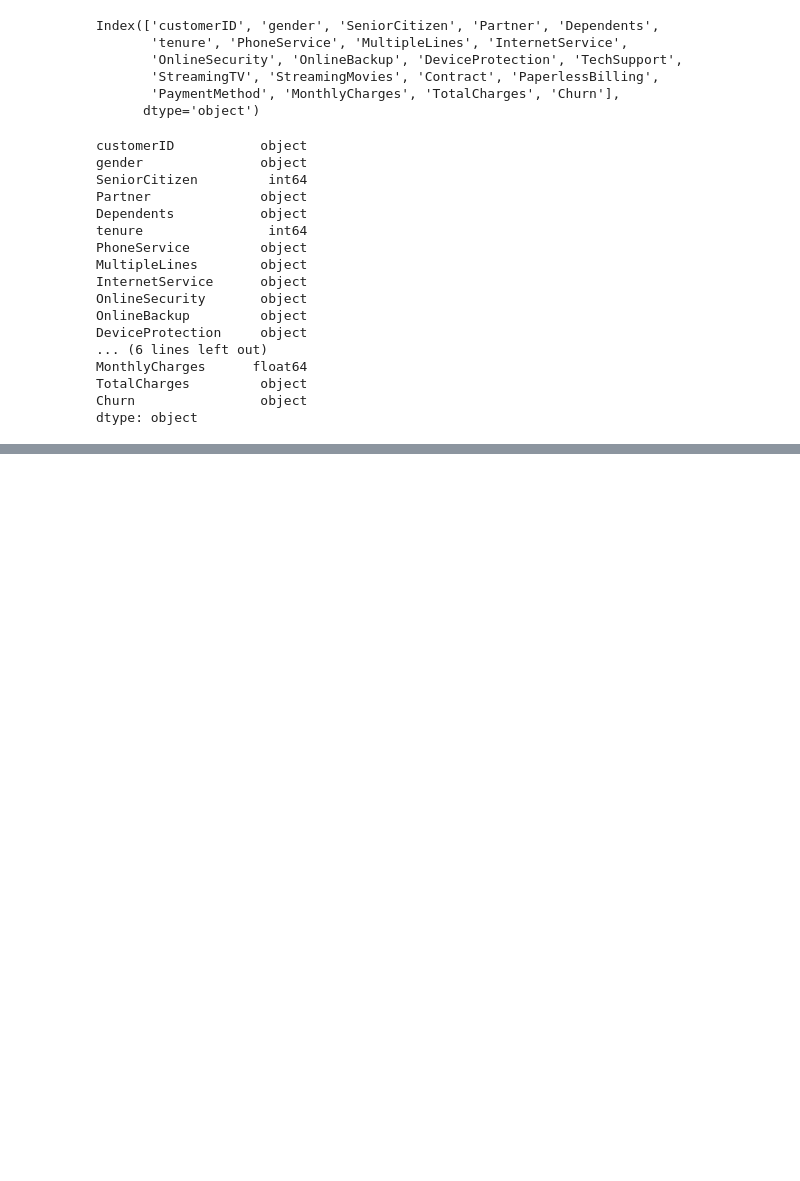
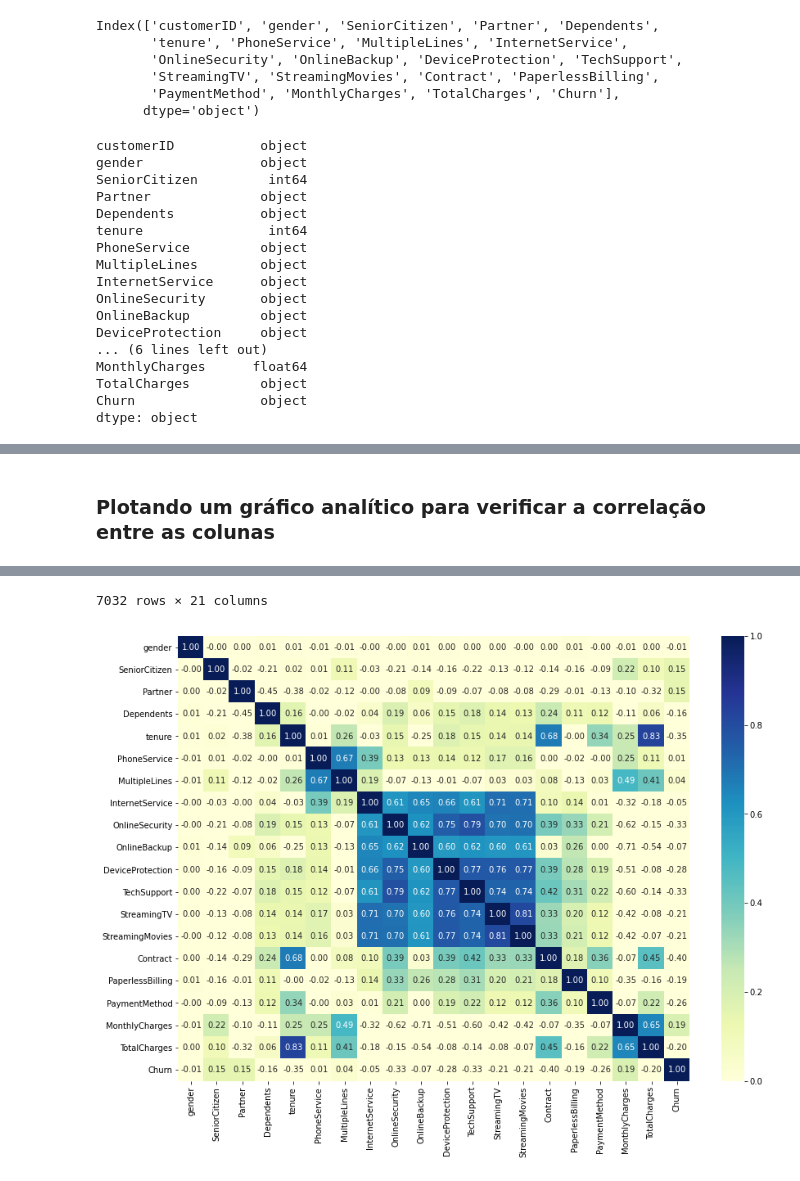
Before and after one commit to joseadami/machine-learning-cancelamentos-provedor-internet, a Jupyter notebook: Untitled.ipynb, the cells around one changed output, grey strips where cells are left out. Cells and saved outputs as stored; diff of their text form; code cells hidden in the pictures; blank space fills up the shorter version.

```diff
--- a/Untitled.ipynb
+++ b/Untitled.ipynb
@@ -127,9 +62,0 @@ df
-# %%
-df = df.drop(columns=['customerID','gender', 'tenure', 'Partner', 'Dependents', 'PhoneService','MultipleLines',
-                      'OnlineBackup', 'OnlineBackup','StreamingMovies','PaperlessBilling','PaymentMethod',
-                      'MonthlyCharges', 'TotalCharges', 'SeniorCitizen'])
-# %%
-df = df.columns.drop('Churn')
-scaler = StandardScaler()
-X = scaler.fit_transform(df)
-X
@@ -152,5 +62,0 @@ X
-# %%
-df = df.drop(columns=['customerID','gender', 'Partner', 'Dependents', 'PhoneService','MultipleLines',
-                      'OnlineBackup', 'OnlineBackup','StreamingMovies','PaperlessBilling','PaymentMethod',
-                      'MonthlyCharges', 'TotalCharges'])
-df
@@ -193,0 +137,7 @@ print("Acurácia: {0:.4f}".format(metrics.accuracy_score(Y_teste, nb_predict_tes
+# %% [markdown]
+### Plotando um gráfico analítico para verificar a correlação entre as colunas
+# %%
+plt.figure(figsize=(14, 10))
+sns.heatmap(df.corr(), cmap='YlGnBu', annot=True, fmt='.2f', vmin=0);
+df
+# %% [output]
@@ -193,0 +156,2 @@ print("Acurácia: {0:.4f}".format(metrics.accuracy_score(Y_teste, nb_predict_tes
+7032 rows × 21 columns
+[figure, added]
```
Also changed, not shown: parts of 45 cells of this notebook.
